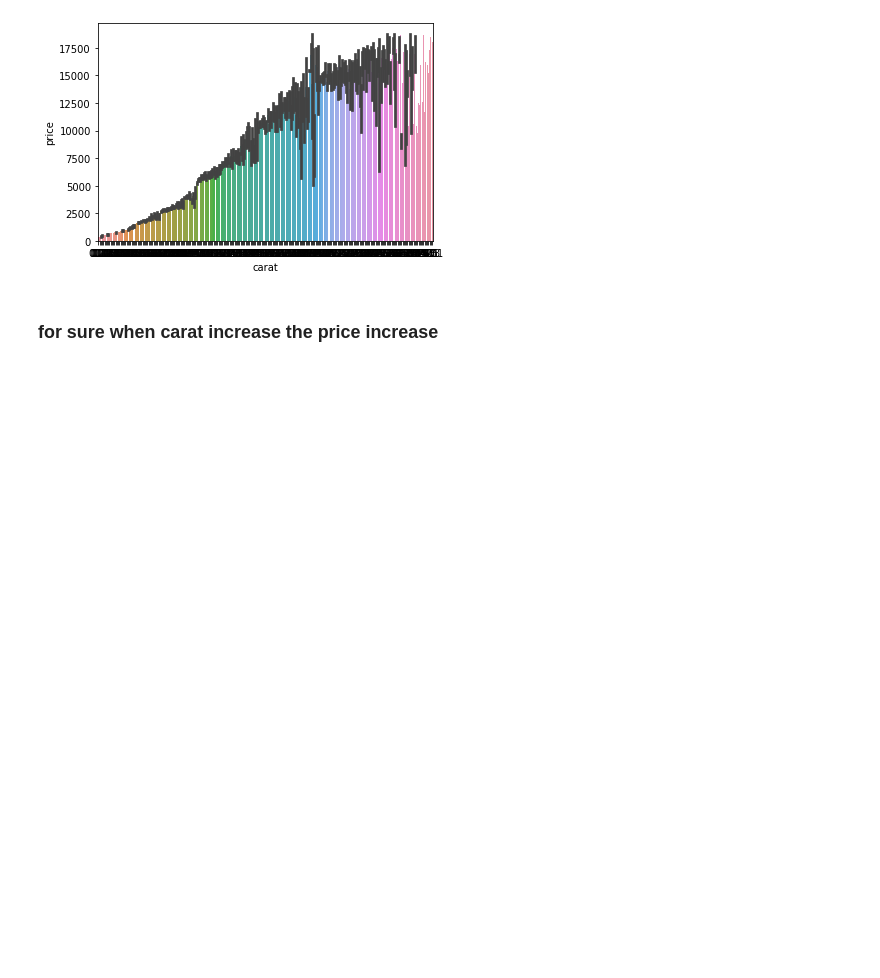
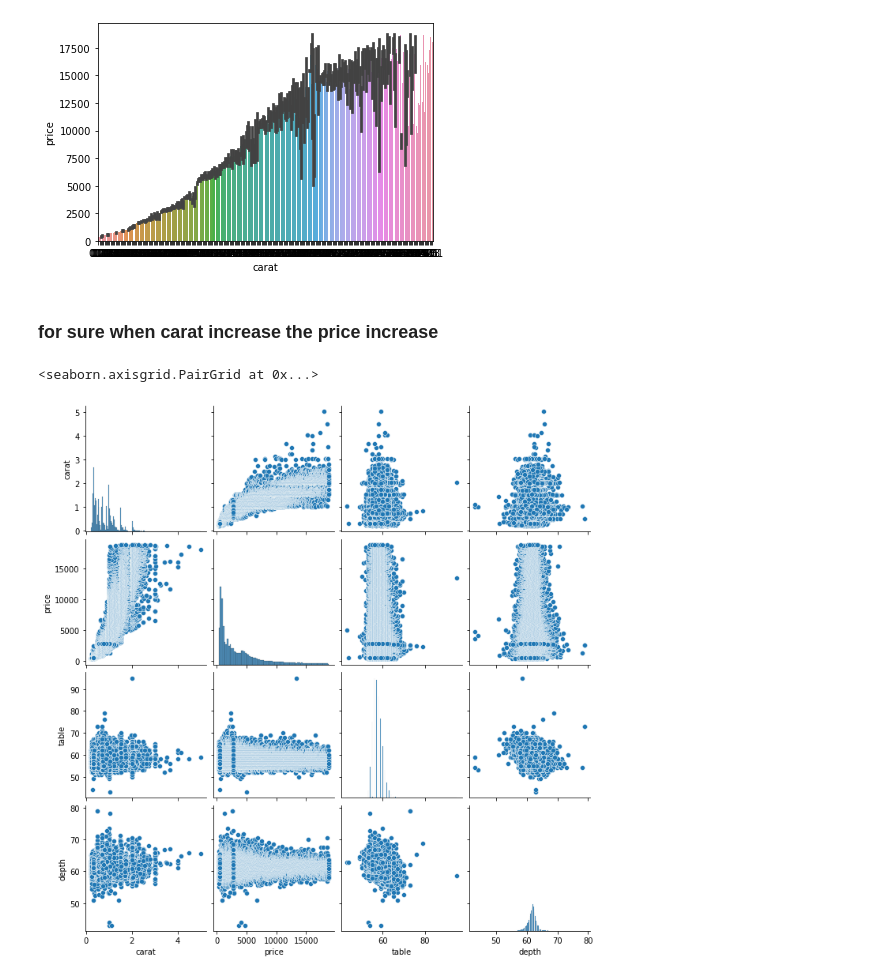
Before and after one commit to layanabushaweesh/Data-Visualization, a Jupyter notebook: viz-b.ipynb, the cells around one changed output. Saved outputs shown, nothing was run; the diff lists cells and outputs as text; code cells hidden in the pictures; blank space fills up the shorter version.

```diff
--- a/viz-b.ipynb
+++ b/viz-b.ipynb
@@ -69,4 +69,7 @@ sns.barplot(x='carat', y='price', data=diamonds)
 # %% [markdown]
 ### for sure when carat increase the price increase
 # %%
-sns.pairplot(diamonds[['catat','price','table','depth','new_deaths','new_tests','total_tests']])
+sns.pairplot(diamonds[['carat','price','table','depth']])
+# %% [output]
+<seaborn.axisgrid.PairGrid at 0x...>
+[figure, added]
```
